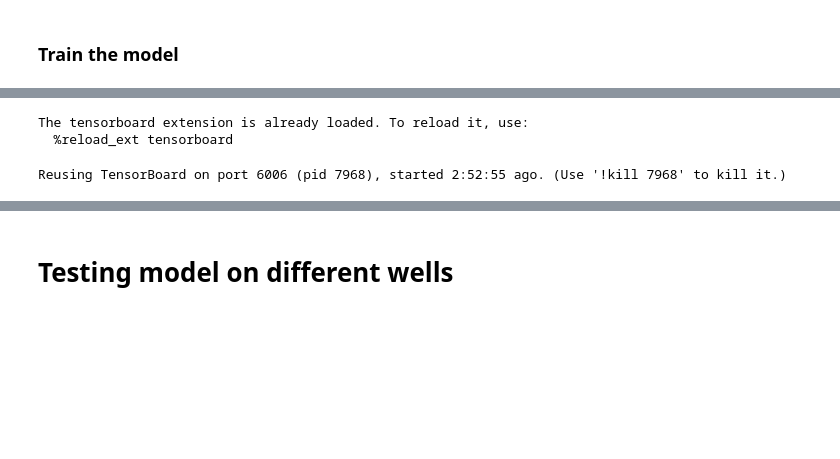
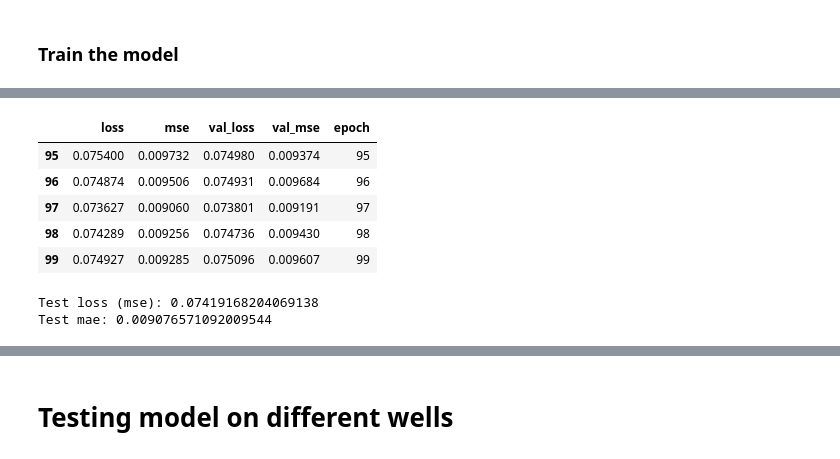
Before and after one commit to dernestbank/Lithology-Log-prediction-, a Jupyter notebook: ANN Comparing models.ipynb, the cells around one changed output, grey strips where cells are left out. Drawn from its saved outputs; the diff is of its cells as text; code cells hidden in the pictures; blank space fills up the shorter version.

```diff
--- a/ANN Comparing models.ipynb
+++ b/ANN Comparing models.ipynb
@@ -247,13 +197,17 @@ Wall time: 18.3 s
 # tensorboard dev upload --logdir \
 #     'logs/fit'
 
-# Load the TensorBoard notebook extension
-%load_ext tensorboard
-%tensorboard --logdir logs/
 
 # # Clear any logs from previous runs
 # rm -rf ./logs/
+
+# Load the TensorBoard notebook extension
+# %load_ext tensorboard
+# %tensorboard --logdir logs/
+
+
+
+hist = pd.DataFrame(myFFBPtraining.history)
+hist['epoch'] = myFFBPtraining.epoch
+hist.tail()
 # %% [output]
-The tensorboard extension is already loaded. To reload it, use:
-  %reload_ext tensorboard
-Reusing TensorBoard on port 6006 (pid 7968), started 2:52:55 ago. (Use '!kill 7968' to kill it.)
@@ -261,3 +214,9 @@ Reusing TensorBoard on port 6006 (pid 7968), started 2:52:55 ago. (Use '!kill 79
+|  | loss | mse | val_loss | val_mse | epoch |
+| 95 | 0.075400 | 0.009732 | 0.074980 | 0.009374 | 95 |
+| 96 | 0.074874 | 0.009506 | 0.074931 | 0.009684 | 96 |
+| 97 | 0.073627 | 0.009060 | 0.073801 | 0.009191 | 97 |
+| 98 | 0.074289 | 0.009256 | 0.074736 | 0.009430 | 98 |
+| 99 | 0.074927 | 0.009285 | 0.075096 | 0.009607 | 99 |
 # %%
 # Evaluate
 
@@ -265,8 +224,14 @@ Reusing TensorBoard on port 6006 (pid 7968), started 2:52:55 ago. (Use '!kill 79
 # %%
 # collect the results in a set
 test_results={}
+# test_results['FFBP']
 
-test_results['FFBP'] = myFFBP.evaluate(test_input, test_target, verbose=0)
+test_mse, test_mae= myFFBP.evaluate(test_input, test_target, verbose=0, )
+print('Test loss (mse):', test_mse)
+print('Test mae:', test_mae)
+# %% [output]
+Test loss (mse): 0.07419168204069138
+Test mae: 0.009076571092009544
 # %%
 # a function to plot loss
 def plot_loss(arg):
```
Also changed, not shown: parts of 22 cells of this notebook, 12 other files.
